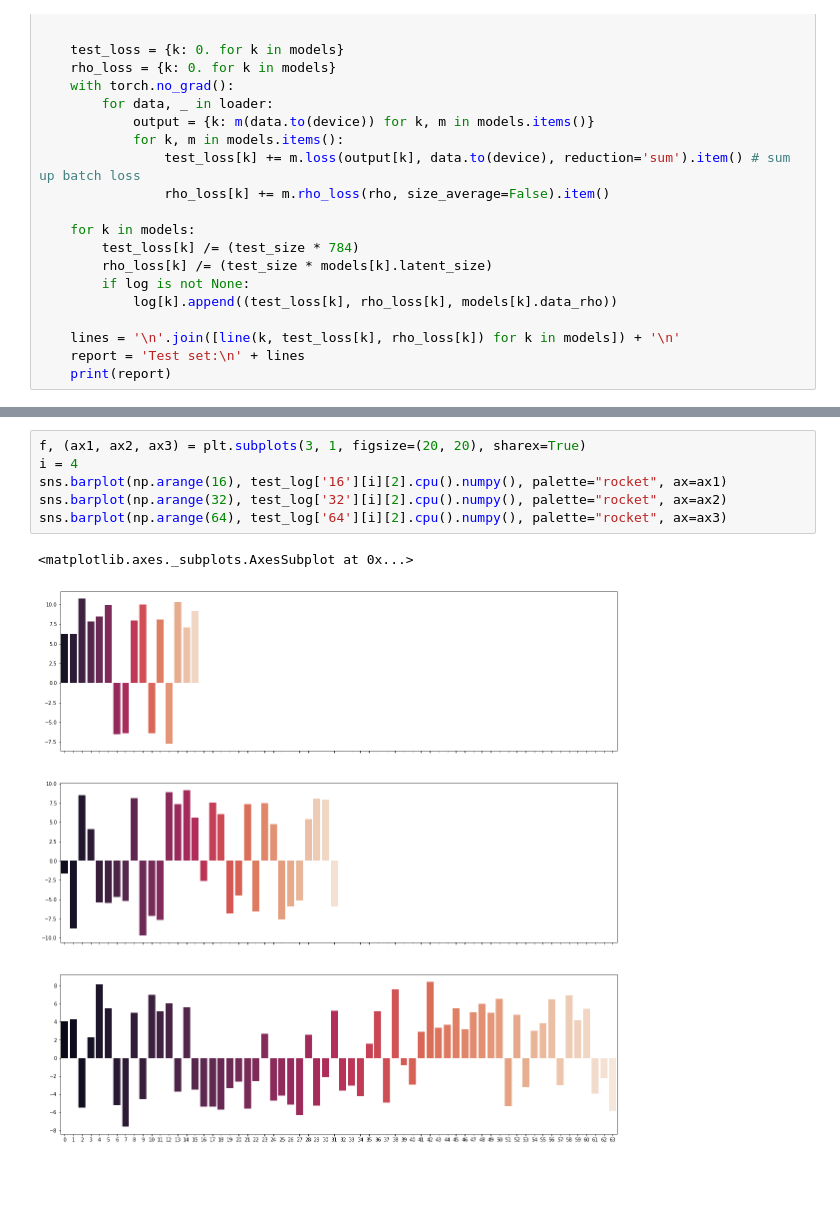
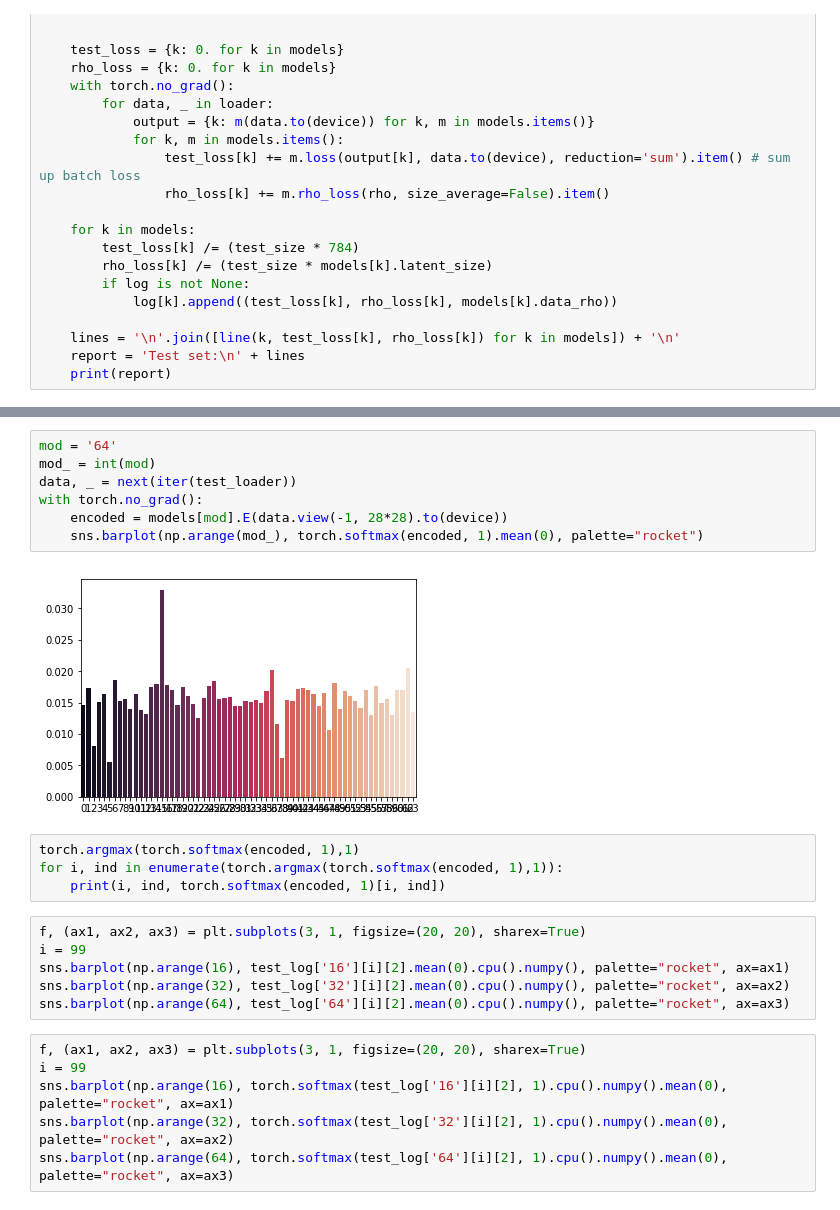
Before and after one commit to alexander-prutko/otus-ds-homework, a Jupyter notebook: homework-4/sparse_ae_sm.ipynb, the cells around one changed output, grey strips where cells are left out. Cells and saved outputs as stored; diff of their text form; blank space fills up the shorter version.

```diff
--- a/homework-4/sparse_ae_sm.ipynb
+++ b/homework-4/sparse_ae_sm.ipynb
@@ -206,12 +228,28 @@ tensor([28, 31, 27, 34, 33, 28, 32, 32, 33, 30, 34, 27, 27, 30, 34, 30, 32, 29,
+# %%
+mod = '64'
+mod_ = int(mod)
+data, _ = next(iter(test_loader))
+with torch.no_grad():
+    encoded = models[mod].E(data.view(-1, 28*28).to(device))
+    sns.barplot(np.arange(mod_), torch.softmax(encoded, 1).mean(0), palette="rocket")
+# %% [output]
+[figure, added]
+# %%
+torch.argmax(torch.softmax(encoded, 1),1)
+for i, ind in enumerate(torch.argmax(torch.softmax(encoded, 1),1)):
+    print(i, ind, torch.softmax(encoded, 1)[i, ind])
 # %%
 f, (ax1, ax2, ax3) = plt.subplots(3, 1, figsize=(20, 20), sharex=True)
-i = 4
-sns.barplot(np.arange(16), test_log['16'][i][2].cpu().numpy(), palette="rocket", ax=ax1)
-sns.barplot(np.arange(32), test_log['32'][i][2].cpu().numpy(), palette="rocket", ax=ax2)
-sns.barplot(np.arange(64), test_log['64'][i][2].cpu().numpy(), palette="rocket", ax=ax3)
+i = 99
+sns.barplot(np.arange(16), test_log['16'][i][2].mean(0).cpu().numpy(), palette="rocket", ax=ax1)
+sns.barplot(np.arange(32), test_log['32'][i][2].mean(0).cpu().numpy(), palette="rocket", ax=ax2)
+sns.barplot(np.arange(64), test_log['64'][i][2].mean(0).cpu().numpy(), palette="rocket", ax=ax3)
-# %% [output]
-<matplotlib.axes._subplots.AxesSubplot at 0x...>
-[figure, removed]
+# %%
+f, (ax1, ax2, ax3) = plt.subplots(3, 1, figsize=(20, 20), sharex=True)
+i = 99
+sns.barplot(np.arange(16), torch.softmax(test_log['16'][i][2], 1).cpu().numpy().mean(0), palette="rocket", ax=ax1)
+sns.barplot(np.arange(32), torch.softmax(test_log['32'][i][2], 1).cpu().numpy().mean(0), palette="rocket", ax=ax2)
+sns.barplot(np.arange(64), torch.softmax(test_log['64'][i][2], 1).cpu().numpy().mean(0), palette="rocket", ax=ax3)
 # %%
 plot_mnist(data.data.numpy(), (5, 10))
 plot_mnist(to_plot, (5, 10))
```
Also changed, not shown: parts of 8 cells of this notebook.
